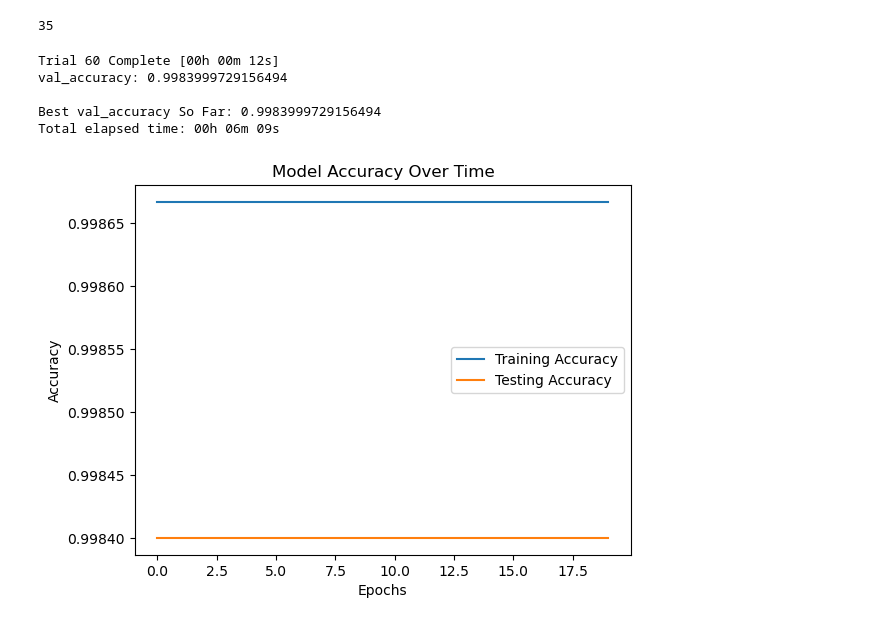
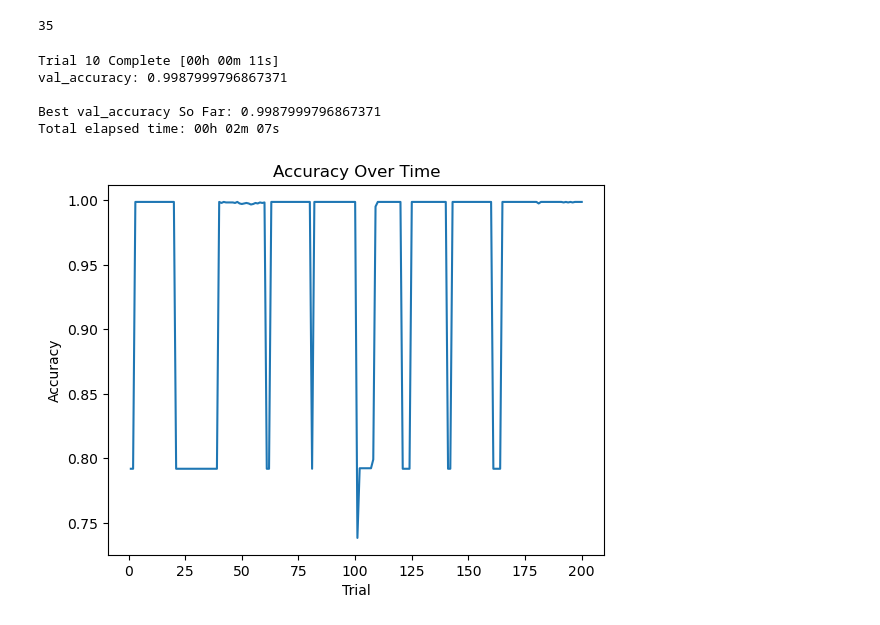
Before and after one commit to rtatat/bank-customer-churn, a Jupyter notebook: BankCustomerChurn_KerasTuner.ipynb, the cells around one changed output. Saved outputs shown, nothing was run; the diff lists cells and outputs as text; code cells hidden in the pictures.

Commit message:
Fixed Keras Tuner

```diff
--- a/BankCustomerChurn_KerasTuner.ipynb
+++ b/BankCustomerChurn_KerasTuner.ipynb
@@ -176 +164,17 @@ class AccuracyLogger(Callback):
+# %%
+# Define a global list to store accuracies
+accuracies_list = []
+
+# Define a custom callback to log accuracy after each trial
+class AccuracyLogger(tf.keras.callbacks.Callback):
+    def __init__(self):
+        super(AccuracyLogger, self).__init__()
+
+    def on_epoch_end(self, epoch, logs=None):
+        val_accuracy = logs.get('val_accuracy')
+        #Debug
+#         print(f"Epoch {epoch+1} - Validation Accuracy: {val_accuracy}")
+        accuracies_list.append(val_accuracy)
+        #Debug
+#         print("Accuracies list:", accuracies_list)
 # %%
@@ -190,42 +185,30 @@ tuner = RandomSearch(
     max_trials=10,  # Specify the number of trials
     project_name='KerasTuner_Churn')
 # %%
-# Run the kerastuner search for best hyperparameters
-# tuner.search(x_train_scaled, y_train, epochs=20, validation_data=(x_test_scaled, y_test))
+# Initialize the custom callback
+accuracy_logger = AccuracyLogger()
 
-# train_accuracies = []
-# test_accuracies = []
-# epochs = 20
+# Start the search process
+tuner.search(
+    x_train_scaled,
+    y_train,
+    epochs=20,
+    validation_data=(x_test_scaled, y_test),
+    callbacks=[accuracy_logger])
 
-# for e in range(epochs):
-#     model = tuner.get_best_models(num_models=1)[0]
-
-#     # Train the model
-#     history = model.fit(x_train_scaled, y_train, epochs=1, validation_data=(x_test_scaled, y_test), verbose=0)
-
-#     # Evaluate model on training data
-#     train_loss, train_accuracy = model.evaluate(x_train_scaled, y_train, verbose=0)
-#     train_accuracies.append(train_accuracy)
-
-#     # Evaluate model on testing data
-#     test_loss, test_accuracy = model.evaluate(x_test_scaled, y_test, verbose=0)
-#     test_accuracies.append(test_accuracy)
-
-# # Plotting
-# plt.plot(range(epochs), train_accuracies, label='Training Accuracy')
-# plt.plot(range(epochs), test_accuracies, label='Testing Accuracy')
-# plt.xlabel('Epochs')
-# plt.ylabel('Accuracy')
-# plt.title('Model Accuracy Over Time')
-# plt.legend()
-# plt.show()
+# Plot accuracy over time
+plt.plot(np.arange(1, len(accuracies_list) + 1), accuracies_list)
+plt.xlabel('Trial')
+plt.ylabel('Accuracy')
+plt.title('Accuracy Over Time')
+plt.show()
 # %% [output]
-Trial 60 Complete [00h 00m 12s]
-val_accuracy: 0.9983999729156494
+Trial 10 Complete [00h 00m 11s]
+val_accuracy: 0.9987999796867371
 
-Best val_accuracy So Far: 0.9983999729156494
-Total elapsed time: 00h 06m 09s
+Best val_accuracy So Far: 0.9987999796867371
+Total elapsed time: 00h 02m 07s
-[figure, old version]
+[figure, new version]
 # %%
 # Top 3 model hyperparameters
 top_hyper = tuner.get_best_hyperparameters(3)
```
Also changed, not shown: parts of 7 cells of this notebook, 32 other files.
